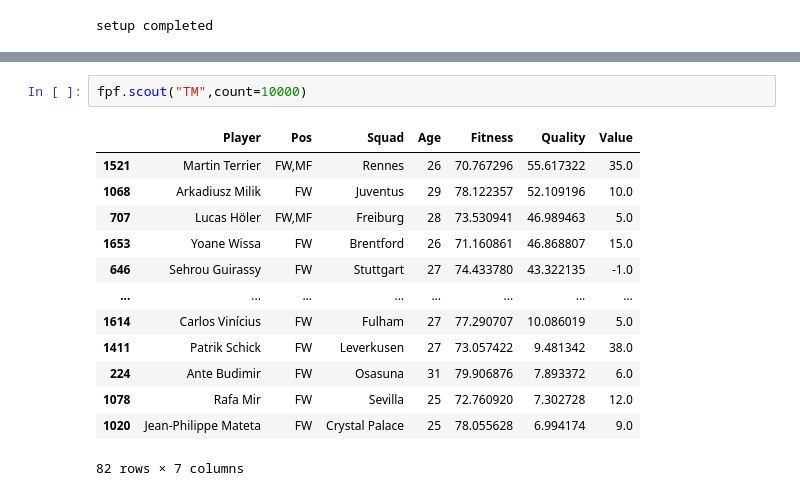
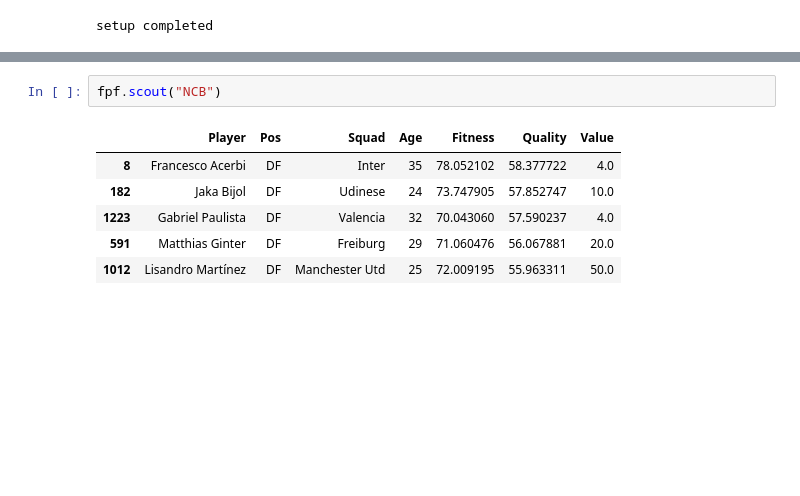
Before and after one commit to YHKN/Footballer_Profiling, a Jupyter notebook: player_profiling.ipynb, the cells around one changed output, grey strips where cells are left out. Cells and saved outputs as stored; diff of their text form; blank space fills up the shorter version.

Commit message:
added minimum filter to scout and clean-up

```diff
--- a/player_profiling.ipynb
+++ b/player_profiling.ipynb
@@ -120,16 +122,9 @@ AttributeError: module 'footballer_profiling_functions' has no attribute 'list_p
 # %%
-fpf.scout("TM",count=10000)
+fpf.scout("NCB")
 # %% [output]
 |  | Player | Pos | Squad | Age | Fitness | Quality | Value |
-| 1521 | Martin Terrier | FW,MF | Rennes | 26 | 70.767296 | 55.617322 | 35.0 |
-| 1068 | Arkadiusz Milik | FW | Juventus | 29 | 78.122357 | 52.109196 | 10.0 |
-| 707 | Lucas Höler | FW,MF | Freiburg | 28 | 73.530941 | 46.989463 | 5.0 |
-| 1653 | Yoane Wissa | FW | Brentford | 26 | 71.160861 | 46.868807 | 15.0 |
-| 646 | Sehrou Guirassy | FW | Stuttgart | 27 | 74.433780 | 43.322135 | -1.0 |
-| ... | ... | ... | ... | ... | ... | ... | ... |
-| 1614 | Carlos Vinícius | FW | Fulham | 27 | 77.290707 | 10.086019 | 5.0 |
-| 1411 | Patrik Schick | FW | Leverkusen | 27 | 73.057422 | 9.481342 | 38.0 |
-| 224 | Ante Budimir | FW | Osasuna | 31 | 79.906876 | 7.893372 | 6.0 |
-| 1078 | Rafa Mir | FW | Sevilla | 25 | 72.760920 | 7.302728 | 12.0 |
-| 1020 | Jean-Philippe Mateta | FW | Crystal Palace | 25 | 78.055628 | 6.994174 | 9.0 |
+| 8 | Francesco Acerbi | DF | Inter | 35 | 78.052102 | 58.377722 | 4.0 |
+| 182 | Jaka Bijol | DF | Udinese | 24 | 73.747905 | 57.852747 | 10.0 |
+| 1223 | Gabriel Paulista | DF | Valencia | 32 | 70.043060 | 57.590237 | 4.0 |
+| 591 | Matthias Ginter | DF | Freiburg | 29 | 71.060476 | 56.067881 | 20.0 |
+| 1012 | Lisandro Martínez | DF | Manchester Utd | 25 | 72.009195 | 55.963311 | 50.0 |
-82 rows × 7 columns
```
Also changed, not shown: parts of 5 cells of this notebook, 2 other files.
